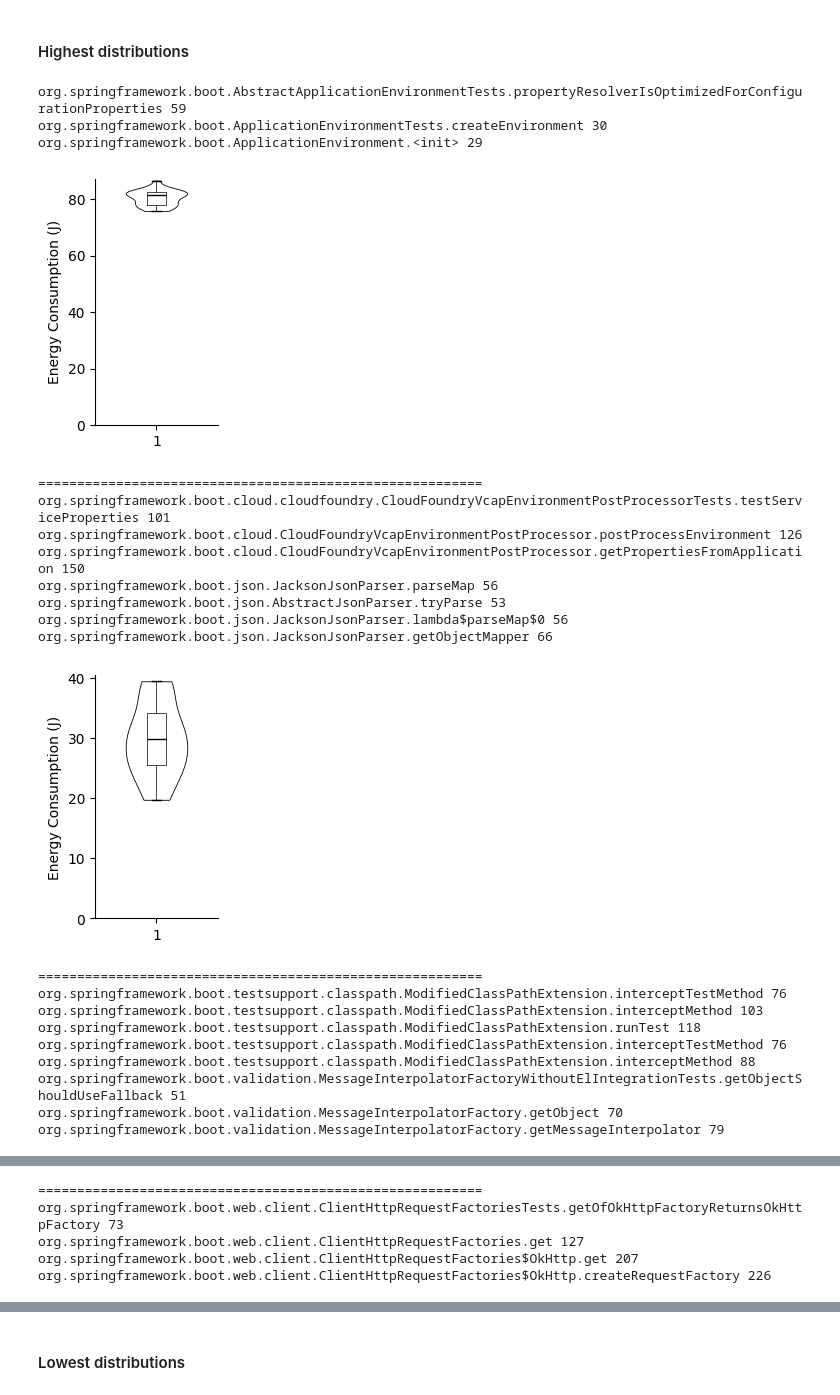
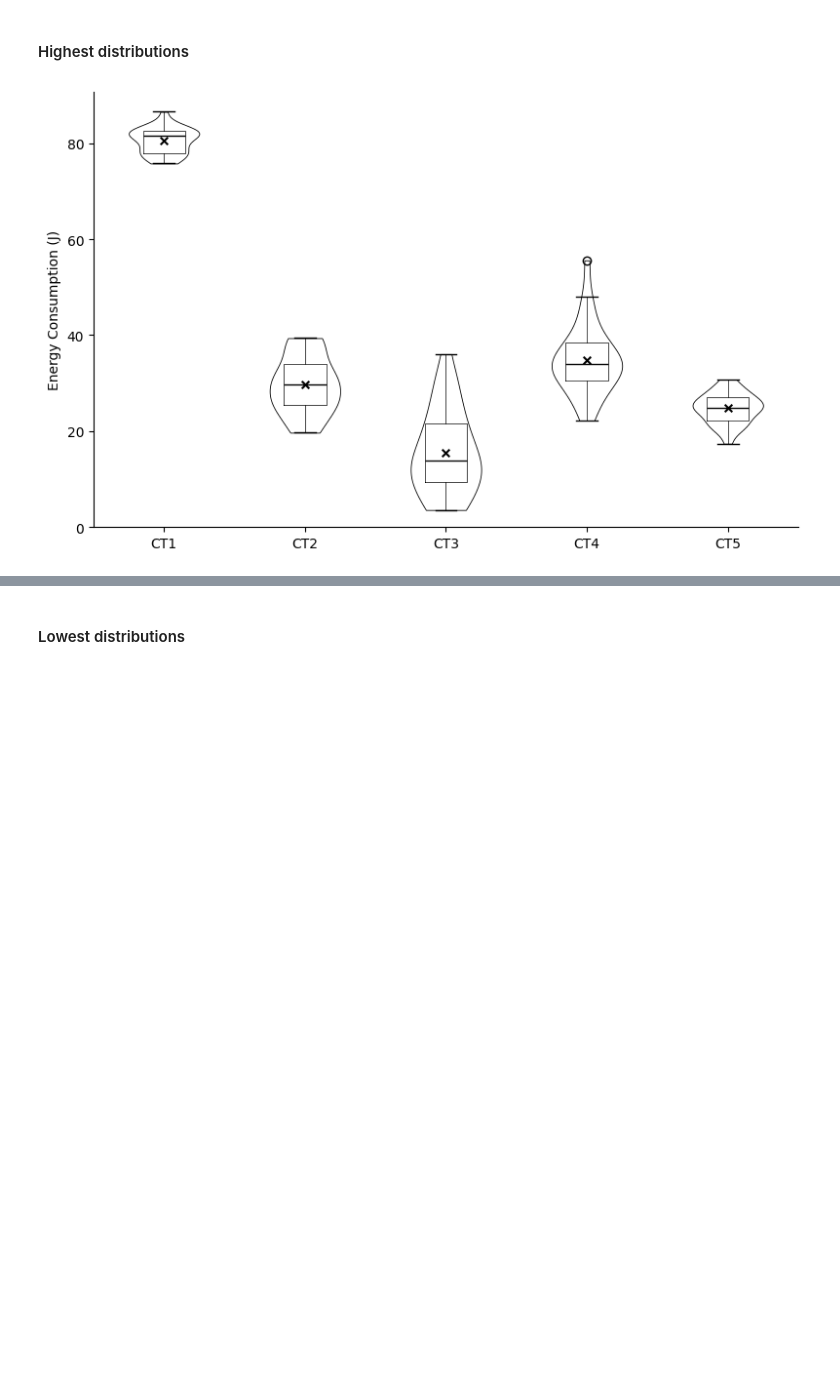
Before and after one commit to JeromeMaquoi/sentinel-notebook, a Jupyter notebook: analysis.ipynb, the cells around one changed output, grey strips where cells are left out. Cells and saved outputs as stored; diff of their text form; code cells hidden in the pictures; blank space fills up the shorter version.

```diff
--- a/analysis.ipynb
+++ b/analysis.ipynb
@@ -7,7 +1,13 @@ from utils2 import *
 # %% [markdown]
 ## Spring-boot analysis
 # %%
-all_data = aggregate_joular_node_entity_by_value("spring-boot", 25, excluded_words="testsupport|Test")
+import importlib
+import utils2
+
+importlib.reload(utils2)
+from utils2 import *
+
+data_spring_boot = get_all_data_from_one_repo("spring-boot", 25, excluded_words="testsupport|Test")
 # %% [output]
 -------------------------------------
 Aggregation of the JoularNodeEntities
@@ -46,30 +38,10 @@ violin_and_boxplot(normal_values)
 # %%
 import importlib
 import utils2
 importlib.reload(utils2)
 from utils2 import *
 
-plot_quantile_data(all_normal_data_without_outliers, 17, highest=True, save=False)
+highest_spring = data_spring_boot.filter_highest(percentage=17)
+highest_spring.plot_quantiles(highest=True, save=False, begin_label=1)
 # %% [output]
-org.springframework.boot.AbstractApplicationEnvironmentTests.propertyResolverIsOptimizedForConfigurationProperties 59
-org.springframework.boot.ApplicationEnvironmentTests.createEnvironment 30
-org.springframework.boot.ApplicationEnvironment.<init> 29
-[figure, old version]
+[figure, new version]
-=========================================================
-org.springframework.boot.cloud.cloudfoundry.CloudFoundryVcapEnvironmentPostProcessorTests.testServiceProperties 101
-org.springframework.boot.cloud.CloudFoundryVcapEnvironmentPostProcessor.postProcessEnvironment 126
-org.springframework.boot.cloud.CloudFoundryVcapEnvironmentPostProcessor.getPropertiesFromApplication 150
-org.springframework.boot.json.JacksonJsonParser.parseMap 56
-org.springframework.boot.json.AbstractJsonParser.tryParse 53
-org.springframework.boot.json.JacksonJsonParser.lambda$parseMap$0 56
-org.springframework.boot.json.JacksonJsonParser.getObjectMapper 66
-[figure, removed]
-=========================================================
-org.springframework.boot.testsupport.classpath.ModifiedClassPathExtension.interceptTestMethod 76
-org.springframework.boot.testsupport.classpath.ModifiedClassPathExtension.interceptMethod 103
-org.springframework.boot.testsupport.classpath.ModifiedClassPathExtension.runTest 118
-org.springframework.boot.testsupport.classpath.ModifiedClassPathExtension.interceptTestMethod 76
-org.springframework.boot.testsupport.classpath.ModifiedClassPathExtension.interceptMethod 88
-org.springframework.boot.validation.MessageInterpolatorFactoryWithoutElIntegrationTests.getObjectShouldUseFallback 51
-org.springframework.boot.validation.MessageInterpolatorFactory.getObject 70
-org.springframework.boot.validation.MessageInterpolatorFactory.getMessageInterpolator 79
@@ -77,5 +47,0 @@ org.springframework.boot.validation.MessageInterpolatorFactory.getMessageInterpo
-=========================================================
-org.springframework.boot.web.client.ClientHttpRequestFactoriesTests.getOfOkHttpFactoryReturnsOkHttpFactory 73
-org.springframework.boot.web.client.ClientHttpRequestFactories.get 127
-org.springframework.boot.web.client.ClientHttpRequestFactories$OkHttp.get 207
-org.springframework.boot.web.client.ClientHttpRequestFactories$OkHttp.createRequestFactory 226
```
Also changed, not shown: parts of 16 cells of this notebook, 4 other files.
